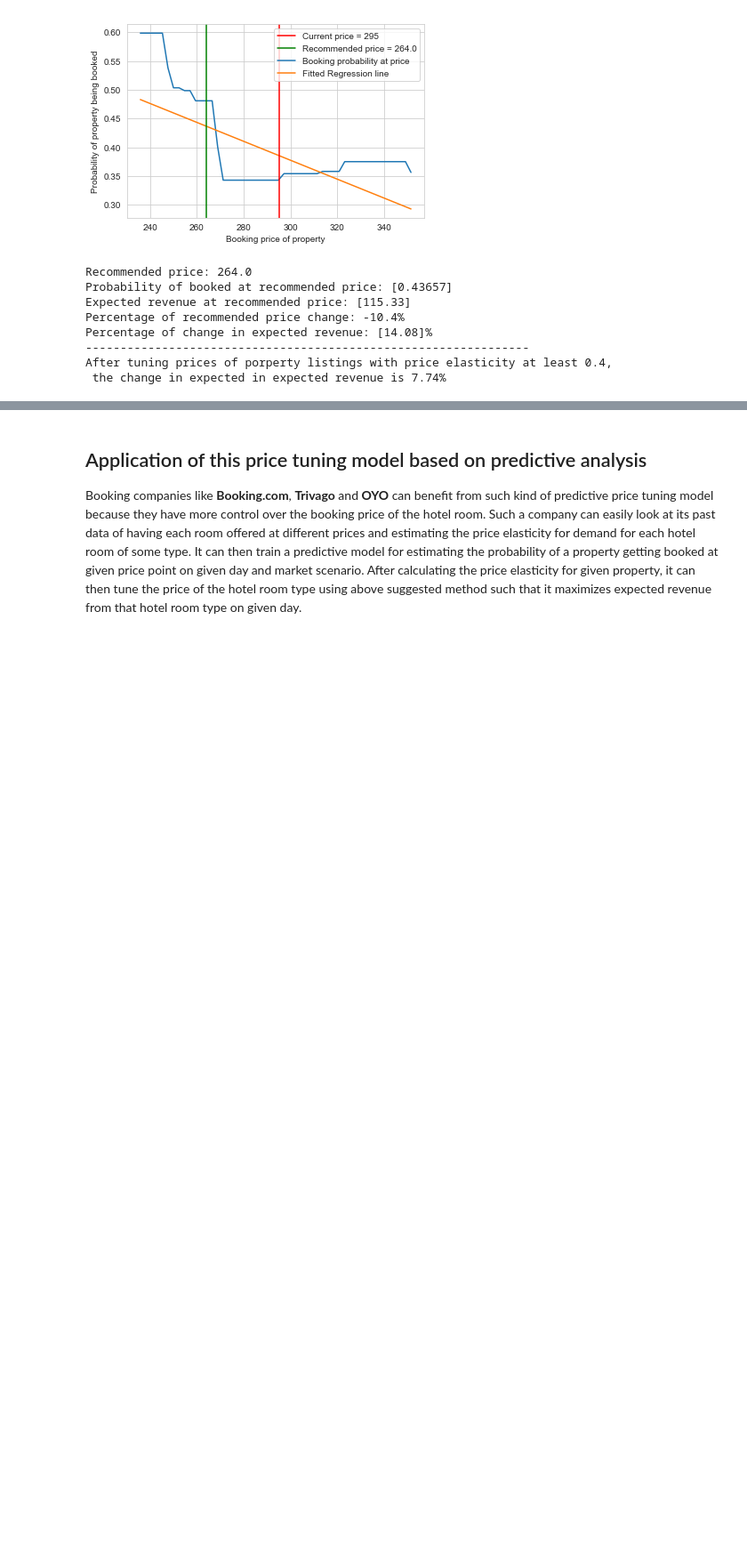
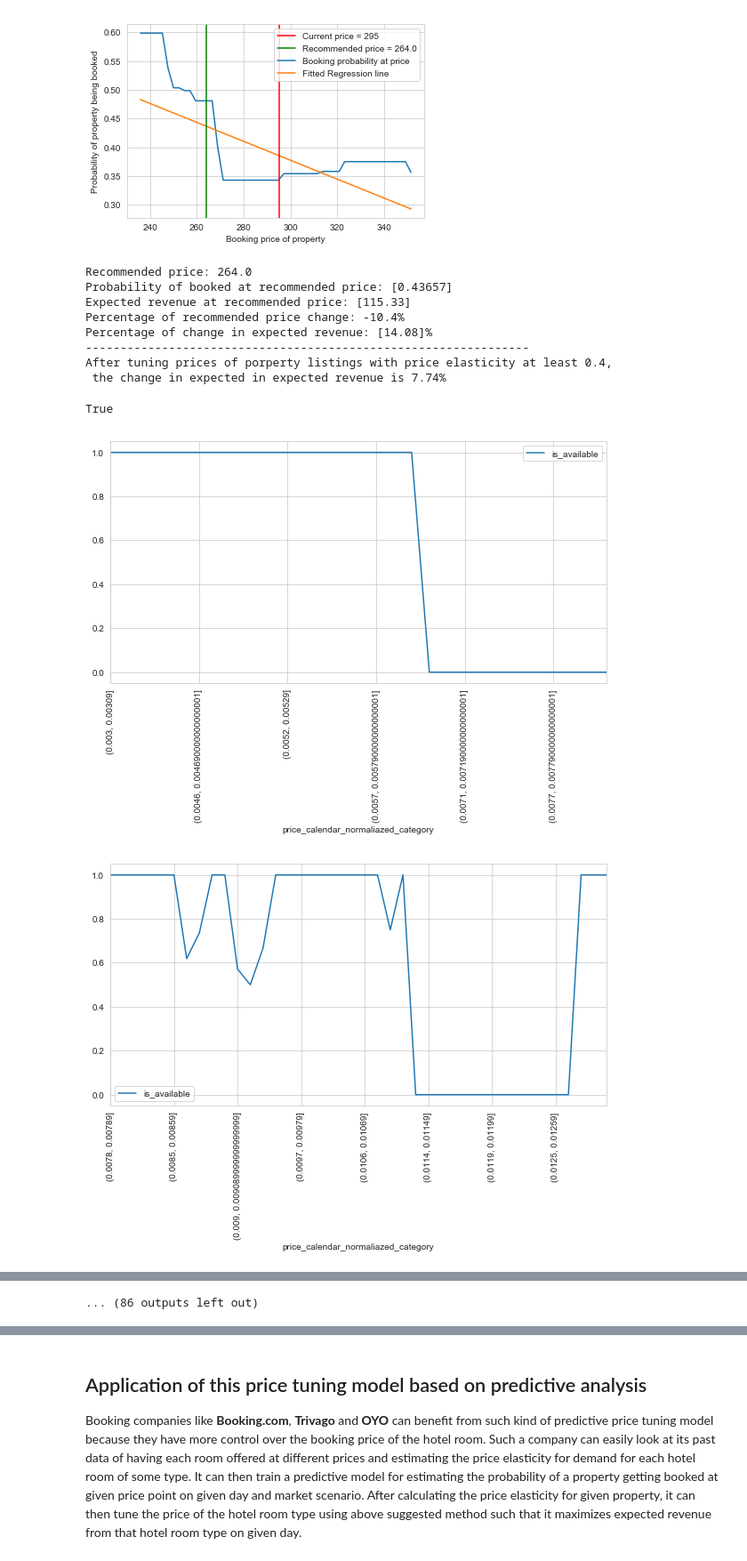
Before and after one commit to patelatharva/Analysis_of_Airbnb_property_listings_dataset, a Jupyter notebook: colab_tuning_booking_price_to_maximize_expected_revenue.ipynb, the cells around one changed output, grey strips where cells are left out. Shown at 89% size. Cells and saved outputs as stored; diff of their text form; code cells hidden in the pictures; blank space fills up the shorter version.

```diff
--- a/colab_tuning_booking_price_to_maximize_expected_revenue.ipynb
+++ b/colab_tuning_booking_price_to_maximize_expected_revenue.ipynb
@@ -1996,0 +2118,24 @@ After tuning prices of porperty listings with price elasticity at least 0.4,
+# %%
+sample_with_env = X_with_env.query("listing_id in @listing_ids").sort_values(by=["listing_id", "date"]).copy().reset_index(drop=True)
+# %%
+is_available = df[["available","listing_id", "date"]].query("listing_id in @listing_ids").sort_values(by=["listing_id", "date"]).drop(columns=["date"]).reset_index(drop=True)
+# %%
+(sample_with_env["listing_id"] == is_available["listing_id"]).all()
+# %% [output]
+True
+# %%
+sample_with_env["is_available"] = is_available["available"]
+# %%
+bin_size = 0.0001
+bins = pd.IntervalIndex.from_tuples([(x, x+bin_size-0.00001) for x in float_range("0", "1", str(bin_size))])
+sample_with_env["price_calendar_normaliazed_category"] = pd.cut(sample_with_env["price_calendar_normalized"], bins)
+# %%
+for listing_id in listing_ids:
+    fig, ax = plt.subplots(figsize=(10,5))
+    sns.set_style("whitegrid")
+    temp_df = pd.DataFrame(sample_with_env.query("listing_id == @listing_id").groupby(by=["price_calendar_normaliazed_category"]).mean()["is_available"].dropna())
+#     print(temp_df["is_available"])
+    temp_df.plot(ax=ax).tick_params(axis='x', labelrotation=90)
+# %% [output]
+[figure, added]
+[figure, added]
@@ -1997,2 +2152,3 @@ After tuning prices of porperty listings with price elasticity at least 0.4,
+... (86 outputs left out)
 # %% [markdown]
 ### Ideas for improvement in accuracy of this predictive model
```
Also changed, not shown: parts of 67 cells of this notebook.
